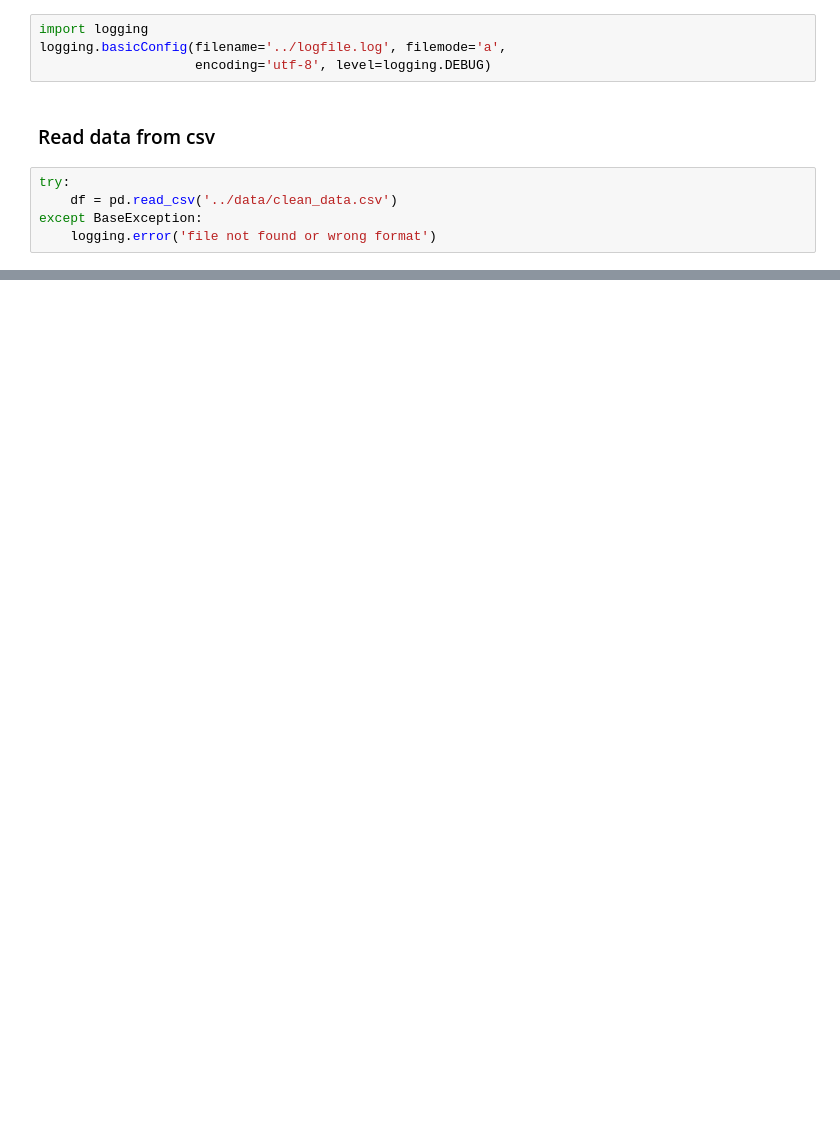
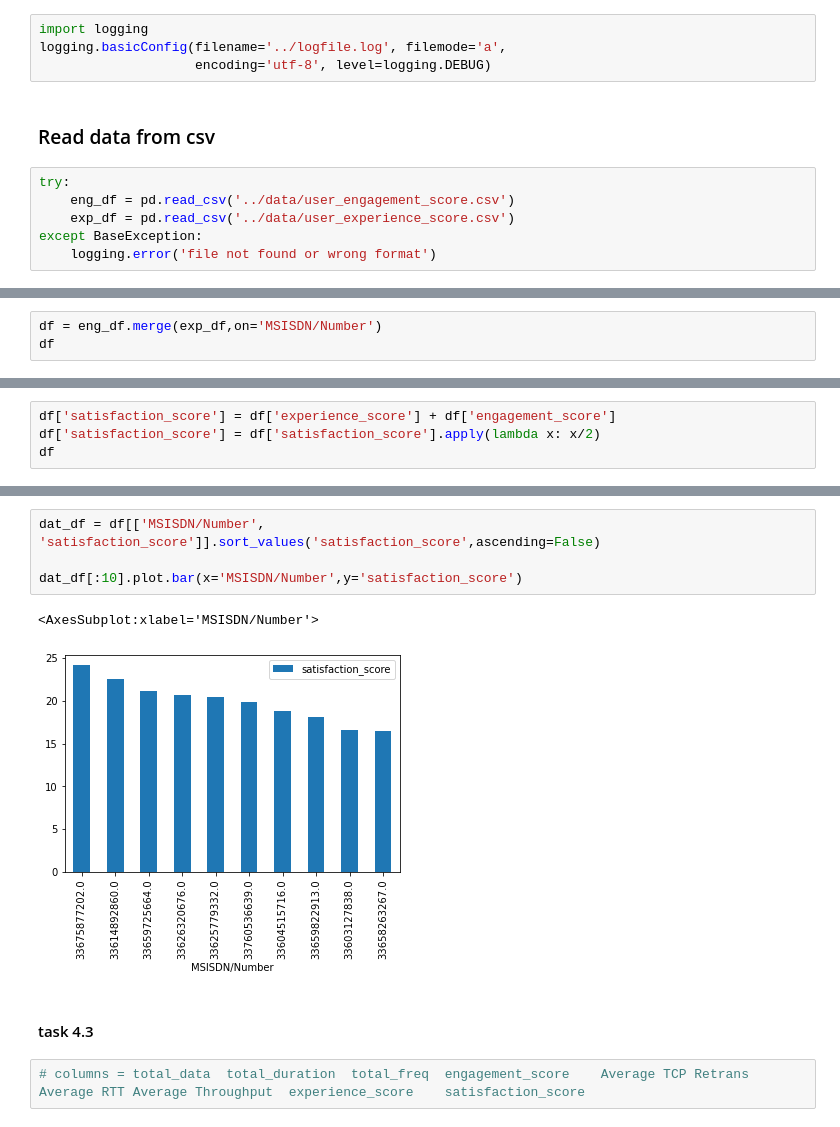
Before and after one commit to degagawolde/User-Analytics-Telecommunication-Industry, a Jupyter notebook: notebook/User-Satisfaction-Analysis.ipynb, the cells around one changed output, grey strips where cells are left out. Drawn from its saved outputs; the diff is of its cells as text; blank space fills up the shorter version.

Commit message:
satisfaction analysis

```diff
--- a/notebook/User-Satisfaction-Analysis.ipynb
+++ b/notebook/User-Satisfaction-Analysis.ipynb
@@ -22,6 +22,7 @@ logging.basicConfig(filename='../logfile.log', filemode='a',
 ### Read data from csv
 # %%
 try:
-    df = pd.read_csv('../data/clean_data.csv')
+    eng_df = pd.read_csv('../data/user_engagement_score.csv')
+    exp_df = pd.read_csv('../data/user_experience_score.csv')
 except BaseException:
     logging.error('file not found or wrong format')
@@ -32,0 +45,3 @@ for col in to_string:
+# %%
+df = eng_df.merge(exp_df,on='MSISDN/Number')
+df
@@ -34,0 +64,4 @@ for col in to_string:
+# %%
+df['satisfaction_score'] = df['experience_score'] + df['engagement_score']
+df['satisfaction_score'] = df['satisfaction_score'].apply(lambda x: x/2)
+df
@@ -34,0 +82,11 @@ for col in to_string:
+# %%
+dat_df = df[['MSISDN/Number', 'satisfaction_score']].sort_values('satisfaction_score',ascending=False)
+
+dat_df[:10].plot.bar(x='MSISDN/Number',y='satisfaction_score')
+# %% [output]
+<AxesSubplot:xlabel='MSISDN/Number'>
+[figure, added]
+# %% [markdown]
+#### task 4.3
+# %%
+# columns = total_data	total_duration	total_freq	engagement_score	Average TCP Retrans	Average RTT	Average Throughput	experience_score	satisfaction_score
```
Also changed, not shown: parts of 16 cells of this notebook, 7 other files.
